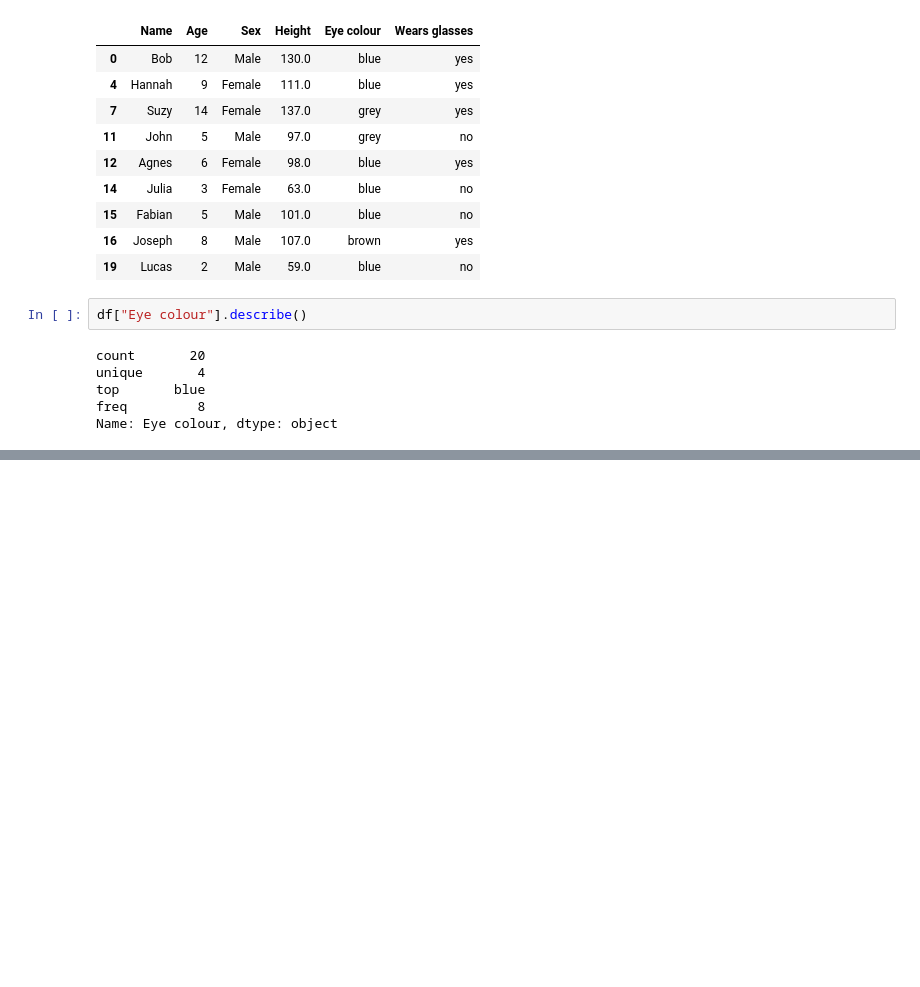
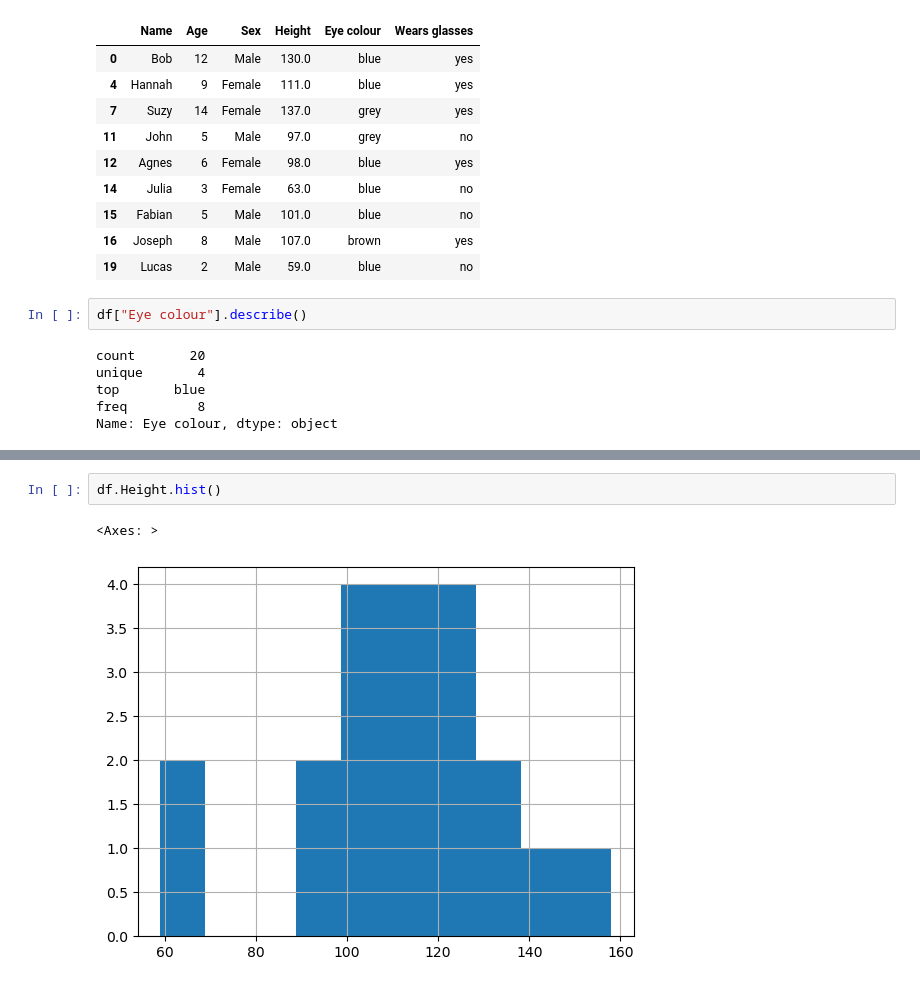
Before and after one commit to lkeegan/jupyter-data-exploration-live, a Jupyter notebook: part2.ipynb, the cells around one changed output, grey strips where cells are left out. Drawn from its saved outputs; the diff is of its cells as text; blank space fills up the shorter version.

```diff
--- a/part2.ipynb
+++ b/part2.ipynb
@@ -272,0 +307,5 @@ Name: Eye colour, dtype: object
+# %%
+df.Height.hist()
+# %% [output]
+<Axes: >
+[figure, added]
```
Also changed, not shown: parts of 5 cells of this notebook.
